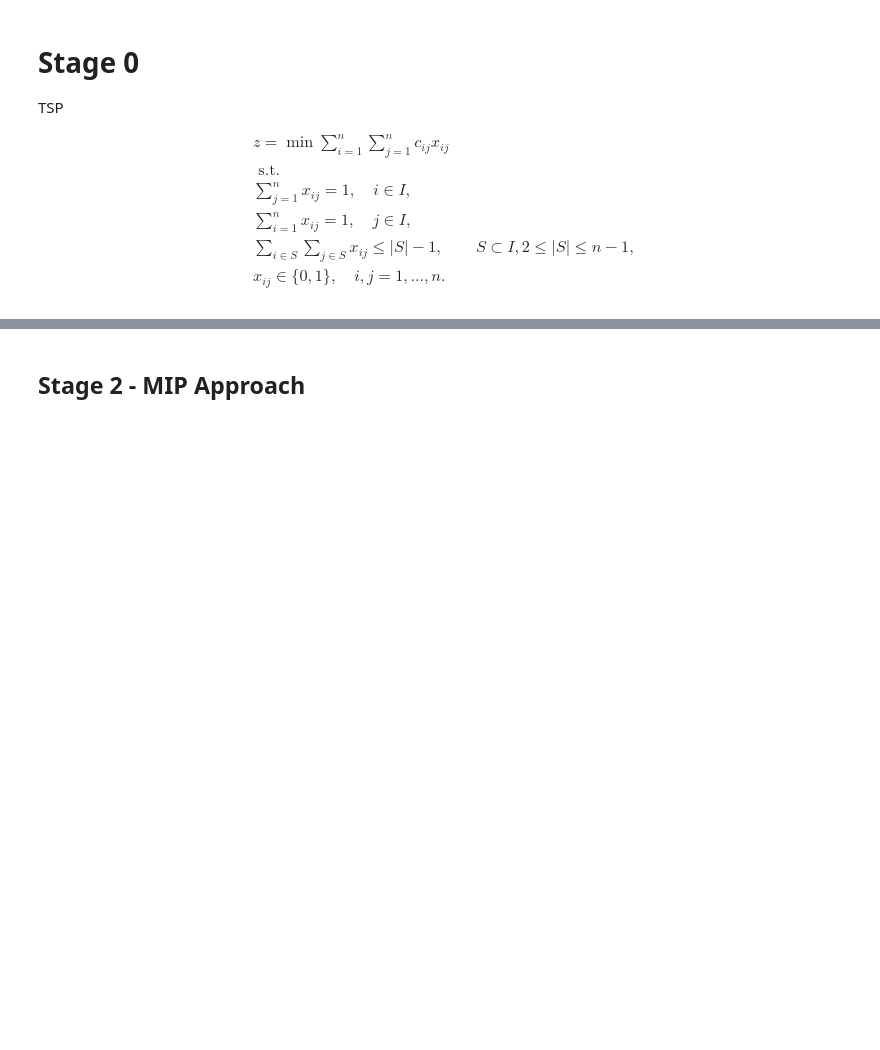
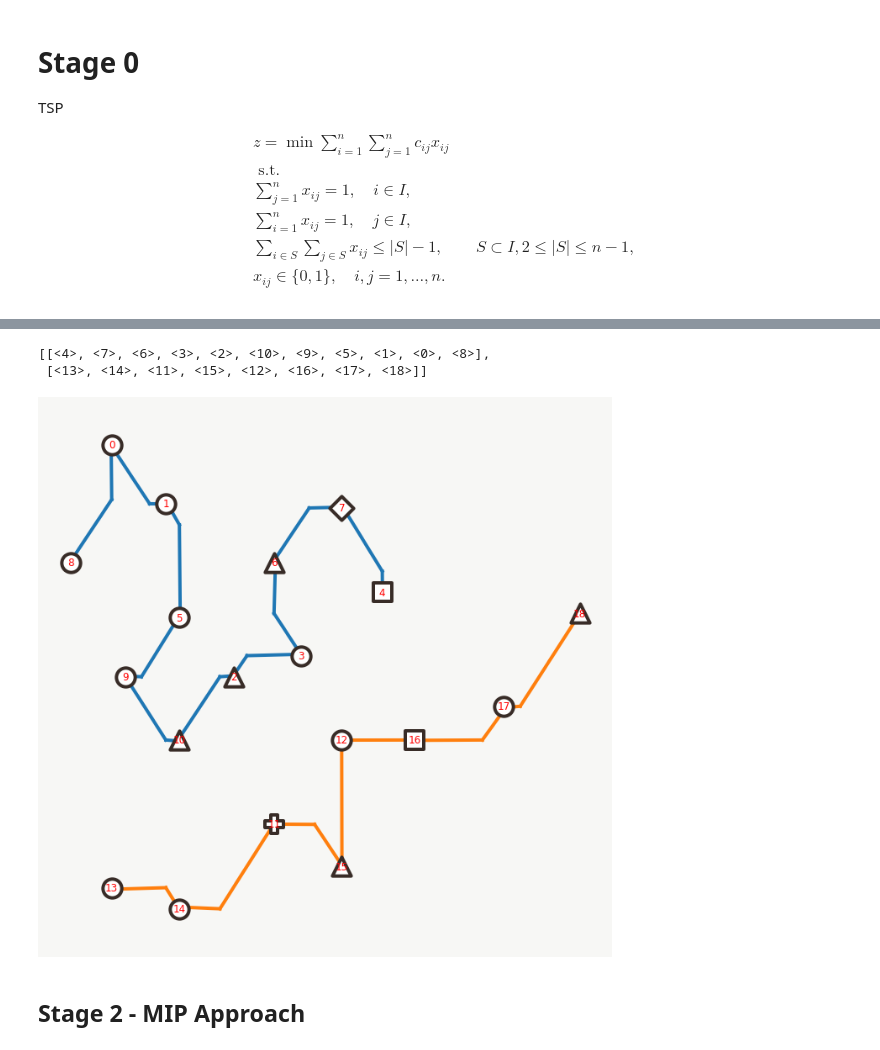
Before and after one commit to CameronChandler/optimisation-group-project, a Jupyter notebook: Mini Metro - Stage 2 Work.ipynb, the cells around one changed output, grey strips where cells are left out. Cells and saved outputs as stored; diff of their text form; code cells hidden in the pictures; blank space fills up the shorter version.

```diff
--- a/Mini Metro - Stage 2 Work.ipynb
+++ b/Mini Metro - Stage 2 Work.ipynb
@@ -95,0 +136,19 @@ Best objective 6.365411972845e+00, best bound 6.365411972845e+00, gap 0.0000%
+# %%
+from ast import literal_eval
+SOURCE_IDX = 0
+TARGET_IDX = 1
+RAIL_IDX = 2
+DUMMY = len(city.stations)
+
+# Modified connections definition to disquality report of dummy depot-related edges
+connections = [extract_stations(v.varName, city) for v in m.getVars() if v.x > 1e-6 and v.varName[0] == 'x' and \
+                  literal_eval(v.varName[1:])[SOURCE_IDX] != DUMMY and literal_eval(v.varName[1:])[TARGET_IDX] != DUMMY]
+display(connections)
+#connections = [extract_stations(v.varName, city) for v in m.getVars() if v.x > 1e-6 and v.varName[0] == 'x' and \
+#                  literal_eval(v.varName[1:])[0] < n]
+
+rail_pairs = dd(list)
+for connection in connections:
+    rail_pairs[connection[RAIL_IDX]].append(connection[:2])
+
+rail_pairs
@@ -96,2 +191,16 @@ Best objective 6.365411972845e+00, best bound 6.365411972845e+00, gap 0.0000%
+# %%
+rails = []
+
+for rail, pairs in rail_pairs.items():
+    rails.append(pairs2rails(pairs))
+
+rails
+# %% [output]
+[[<4>, <7>, <6>, <3>, <2>, <10>, <9>, <5>, <1>, <0>, <8>],
+ [<13>, <14>, <11>, <15>, <12>, <16>, <17>, <18>]]
+# %%
+graph(stations, rails)
+# %% [output]
+[figure, added]
 # %% [markdown]
 ## Stage 2 - MIP Approach
```
Also changed, not shown: parts of 21 cells of this notebook, 2 other files.
